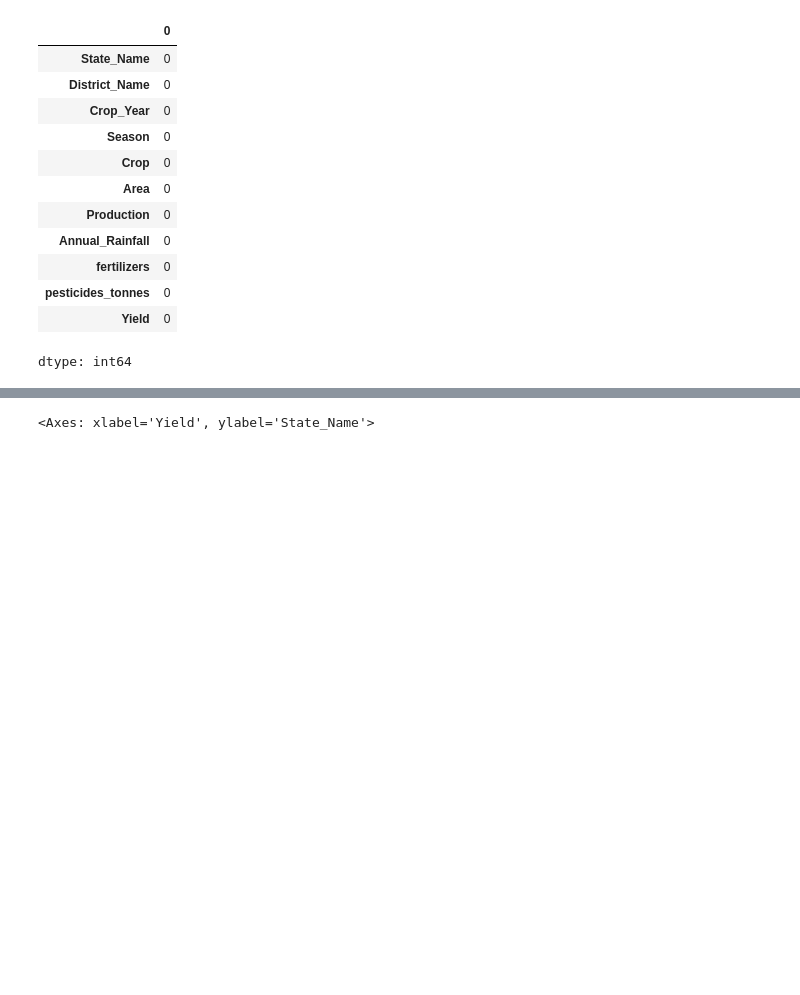
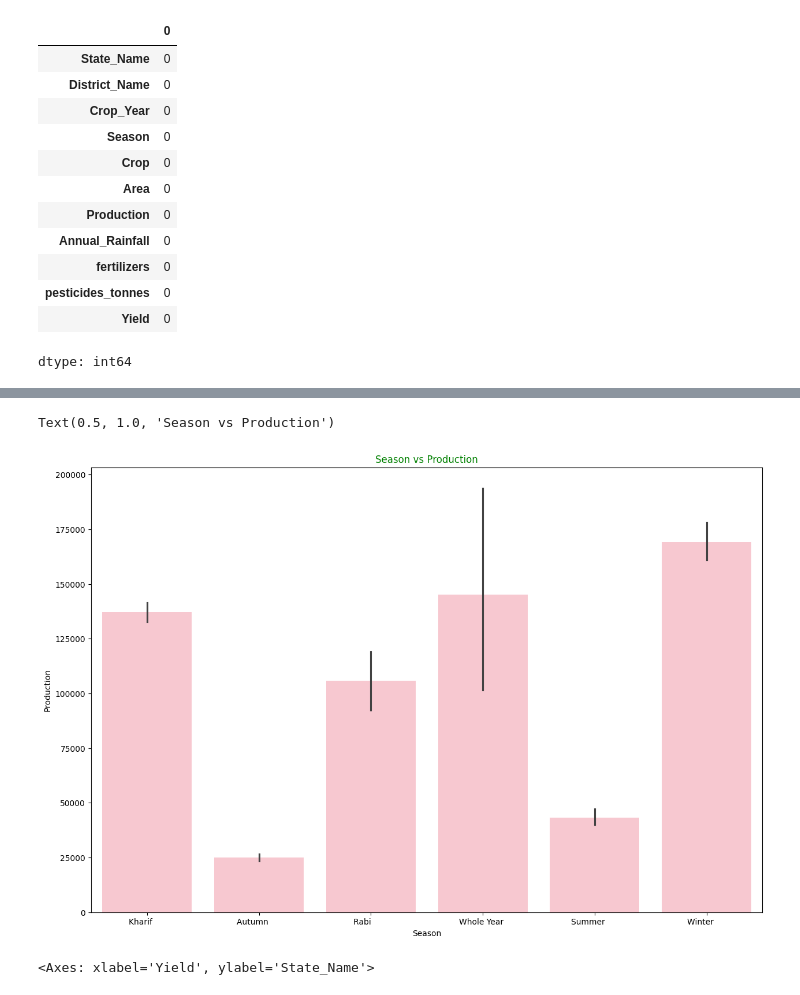
Before and after one commit to jithendranaidupothala/datascienceproject-23030594, a Jupyter notebook: datascienceproject.ipynb, the cells around one changed output, grey strips where cells are left out. Drawn from its saved outputs; the diff is of its cells as text; code cells hidden in the pictures; blank space fills up the shorter version.

```diff
--- a/datascienceproject.ipynb
+++ b/datascienceproject.ipynb
@@ -96,3 +96,12 @@ df.head()
+# %%
+x=df['Season']
+y=df['Production']
+plt.figure(figsize=(15, 10))
+sns.barplot(x=x,y=y,color='pink')
+plt.title('Season vs Production',color='green')
+# %% [output]
+Text(0.5, 1.0, 'Season vs Production')
+[figure, added]
 # %%
 plt.figure(figsize=(15, 20))
 x=df['Yield']
```
Also changed, not shown: parts of 11 cells of this notebook.
